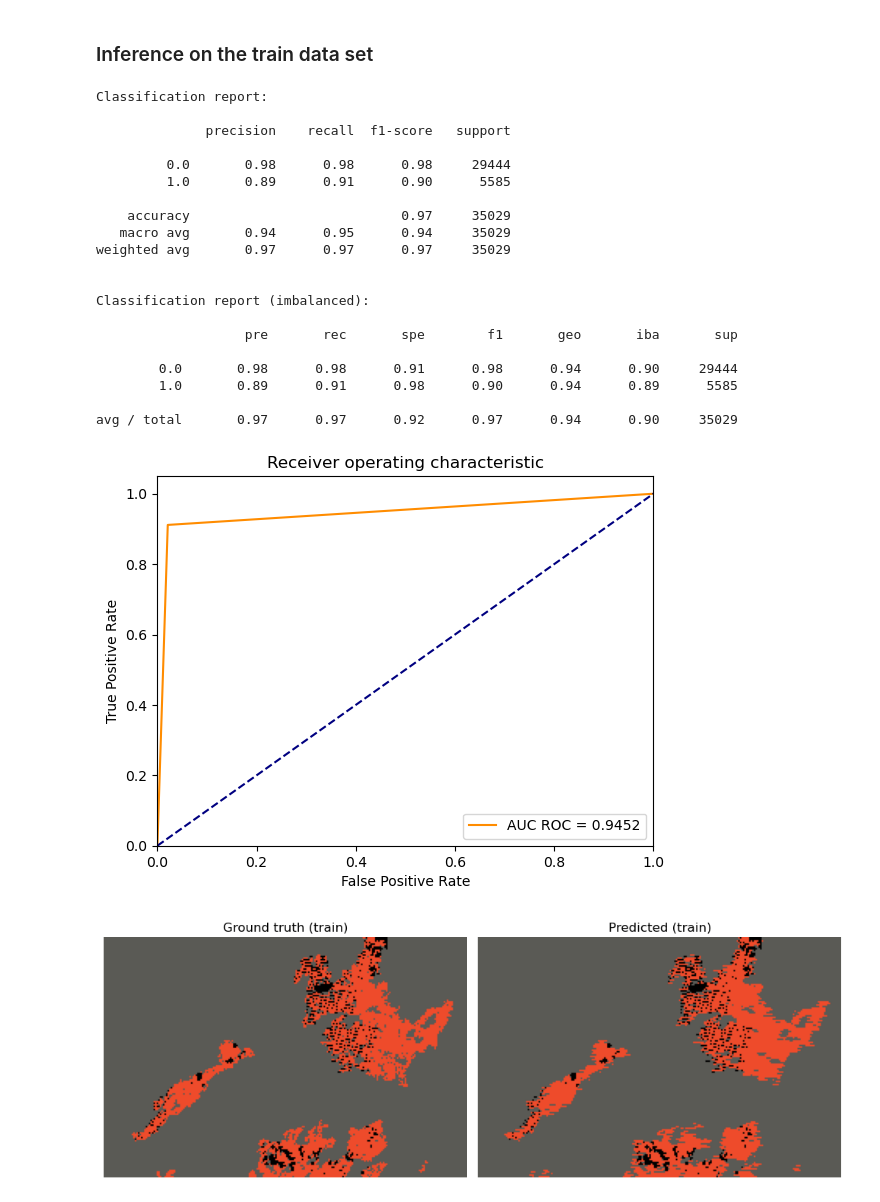
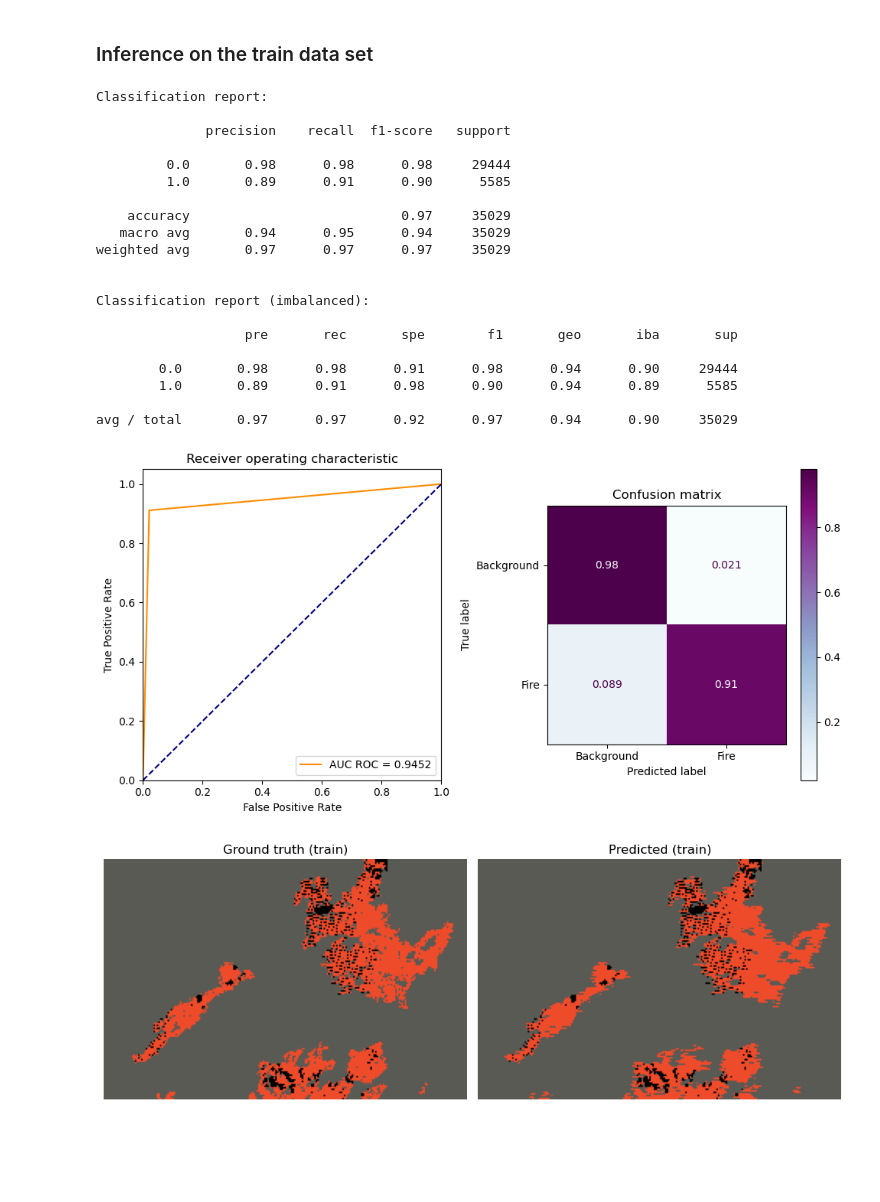
Before and after one commit to natural-hazards/wildfires, a Jupyter notebook: notebooks/pca_example.ipynb, the cells around one changed output. Cells and saved outputs as stored; diff of their text form; code cells hidden in the pictures; blank space fills up the shorter version.

```diff
--- a/notebooks/pca_example.ipynb
+++ b/notebooks/pca_example.ipynb
@@ -247,30 +247,31 @@ SHOW_UNCHARTED_AREAS=True
 # %%
 labels_pred = xgboost_inference.predict(
     xgb=xgb,
     ds=ds_train,
-    with_report=True,
-    with_aucroc=True
+    with_aucroc=True,
+    with_cmat=True,
+    with_report=True
 )
 # %% [output]
 Classification report:
 
               precision    recall  f1-score   support
 
          0.0       0.98      0.98      0.98     29444
          1.0       0.89      0.91      0.90      5585
 
     accuracy                           0.97     35029
    macro avg       0.94      0.95      0.94     35029
 weighted avg       0.97      0.97      0.97     35029
 
 
 Classification report (imbalanced):
 
                    pre       rec       spe        f1       geo       iba       sup
 
         0.0       0.98      0.98      0.91      0.98      0.94      0.90     29444
         1.0       0.89      0.91      0.98      0.90      0.94      0.89      5585
 
 avg / total       0.97      0.97      0.92      0.97      0.94      0.90     35029
-[figure, old version]
+[figure, new version]
 # %%
```
Also changed, not shown: parts of 10 cells of this notebook, 4 other files.
